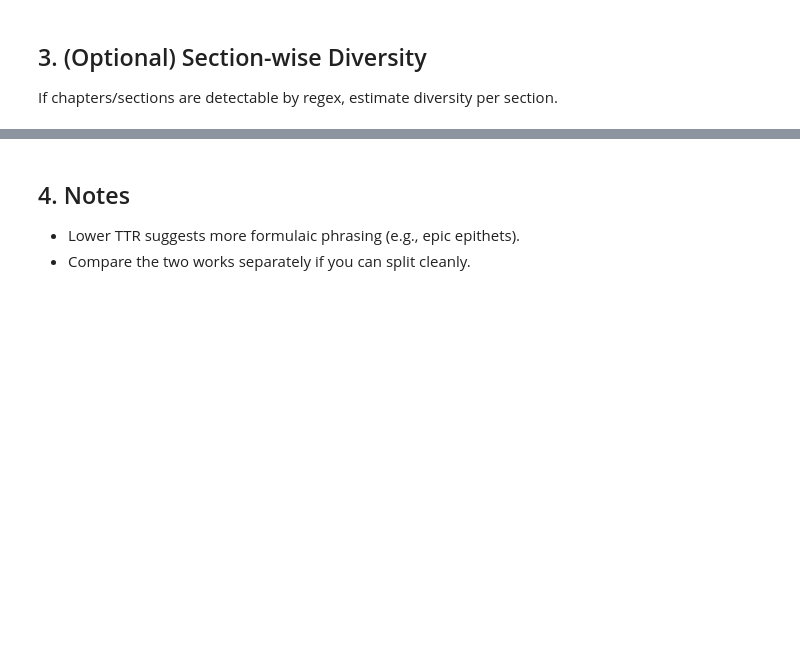
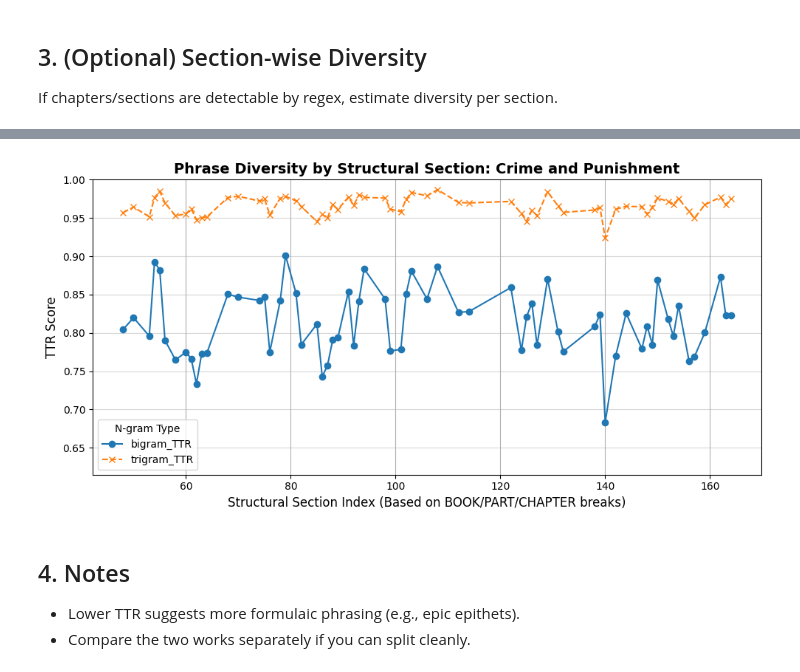
Before and after one commit to NLP-M-A-D/applied-NLP-week2, a Jupyter notebook: notebooks/4_AppliedNLP_Session2_Phrase_Diversity.ipynb, the cells around one changed output, grey strips where cells are left out. Drawn from its saved outputs; the diff is of its cells as text; code cells hidden in the pictures; blank space fills up the shorter version.

```diff
--- a/notebooks/4_AppliedNLP_Session2_Phrase_Diversity.ipynb
+++ b/notebooks/4_AppliedNLP_Session2_Phrase_Diversity.ipynb
@@ -276,0 +379,67 @@ If chapters/sections are detectable by regex, estimate diversity per section.
+# %%
+# -----------------------------------------------------------------------------------
+# 3. (Optional) Section-wise Diversity for BOOK 1 (Crime and Punishment)
+#
+# This block performs TTR analysis on sequential structural sections of Book 1.
+# -----------------------------------------------------------------------------------
+
+import re
+import pandas as pd
+import matplotlib.pyplot as plt
+
+print("\n--- Analyzing Section-wise Diversity for Crime and Punishment (Book 1) ---")
+
+# --- Use text1 (Crime and Punishment) as the source text ---
+full_text_book1 = text1
+
+# --- Naive split by keywords: BOOK, PART, or CHAPTER ---
+split_regex = r"\bbook\b|\bpart\b|\bchapter\b"
+sections_book1 = re.split(split_regex, full_text_book1, flags=re.IGNORECASE)
+
+# The first element is usually the front matter before the first marker, so we skip it.
+sections_to_analyze_book1 = sections_book1[1:]
+
+rows_book1 = []
+for i, sec in enumerate(sections_to_analyze_book1, start=1):
+    # Tokenize the current section
+    toks = WORD_RE.findall(sec.lower())
+
+    # Only analyze sections with a minimum of 1000 tokens for a meaningful TTR.
+    if len(toks) > 1000:
+        # Create n-grams
+        b2 = list(zip(toks, toks[1:]))
+        b3 = list(zip(toks, toks[1:], toks[2:]))
+
+        # Calculate TTR and store results
+        rows_book1.append({
+            "section": i,
+            "token_count": len(toks),
+            "bigram_TTR": ttr(b2),
+            "trigram_TTR": ttr(b3)
+        })
+
+sec_df_book1 = pd.DataFrame(rows_book1)
+
+print("\n--- Section-wise TTR (Crime and Punishment) ---\n")
+print(sec_df_book1.to_markdown(index=False))
+
+# --- Plotting the results ---
+fig_sec_book1, ax_book1 = plt.subplots(figsize=(10, 5))
+
+# Use a line plot to show trends across the sequence of sections
+sec_df_book1.plot(x="section", y=["bigram_TTR","trigram_TTR"], kind='line', ax=ax_book1, style=['-o', '--x'])
+
+ax_book1.set_title("Phrase Diversity by Structural Section: Crime and Punishment", fontsize=14, fontweight='bold')
+ax_book1.set_xlabel("Structural Section Index (Based on BOOK/PART/CHAPTER breaks)", fontsize=12)
+ax_book1.set_ylabel("TTR Score", fontsize=12)
+
+# Set y-axis limits to clearly show fluctuations
+y_min_book1 = sec_df_book1[['bigram_TTR', 'trigram_TTR']].min().min() * 0.9
+ax_book1.set_ylim(y_min_book1, 1.0)
+
+ax_book1.legend(title='N-gram Type')
+ax_book1.grid(axis='y', alpha=0.5)
+
+plt.tight_layout()
+plt.show()
+# %% [output]
@@ -277,3 +463,4 @@ If chapters/sections are detectable by regex, estimate diversity per section.
+[figure, added]
 # %% [markdown]
 ## 4. Notes
 
```
Also changed, not shown: parts of 6 cells of this notebook, 2 other files.
